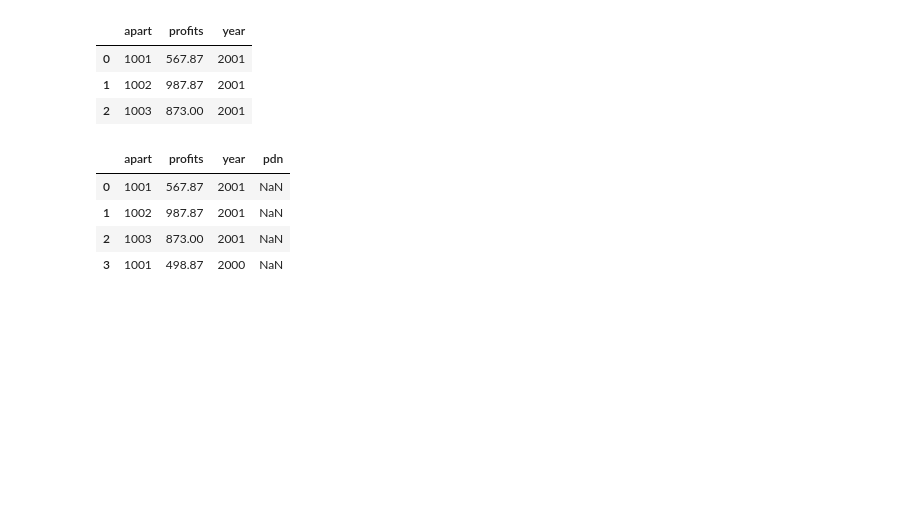
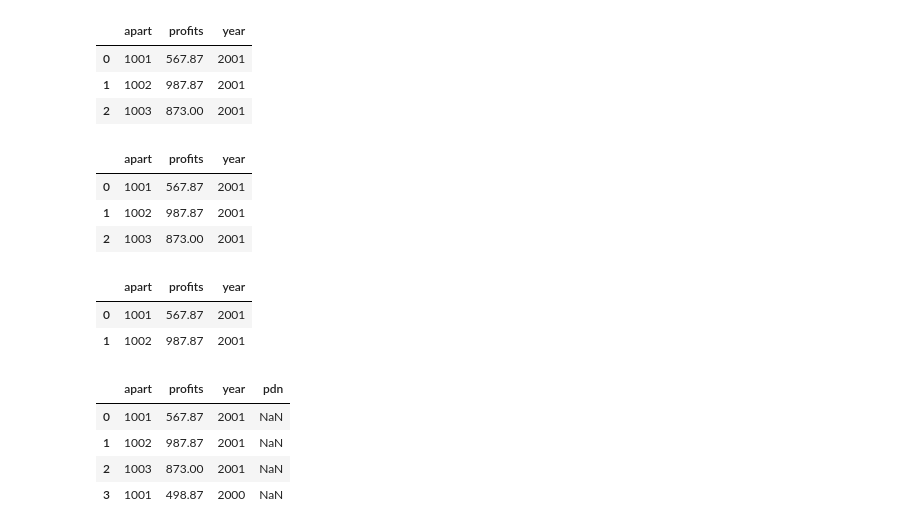
Before and after one commit to FrankProL/aPython, a Jupyter notebook: Pandas_2.ipynb, the cells around one changed output. Drawn from its saved outputs; the diff is of its cells as text; code cells hidden in the pictures; blank space fills up the shorter version.

```diff
--- a/Pandas_2.ipynb
+++ b/Pandas_2.ipynb
@@ -103,6 +103,19 @@ http://pandas.pydata.org/pandas-docs/stable/indexing.html#deprecate_ix
 | 0 | 1001 | 567.87 | 2001 |
 | 1 | 1002 | 987.87 | 2001 |
 | 2 | 1003 | 873.00 | 2001 |
+# %%
+df.loc[0:2]
+# %% [output]
+|  | apart | profits | year |
+| 0 | 1001 | 567.87 | 2001 |
+| 1 | 1002 | 987.87 | 2001 |
+| 2 | 1003 | 873.00 | 2001 |
+# %%
+df.iloc[0:2]
+# %% [output]
+|  | apart | profits | year |
+| 0 | 1001 | 567.87 | 2001 |
+| 1 | 1002 | 987.87 | 2001 |
 # %%
 df['pdn']=np.NaN
 # %%
```
Also changed, not shown: 7 other files.
